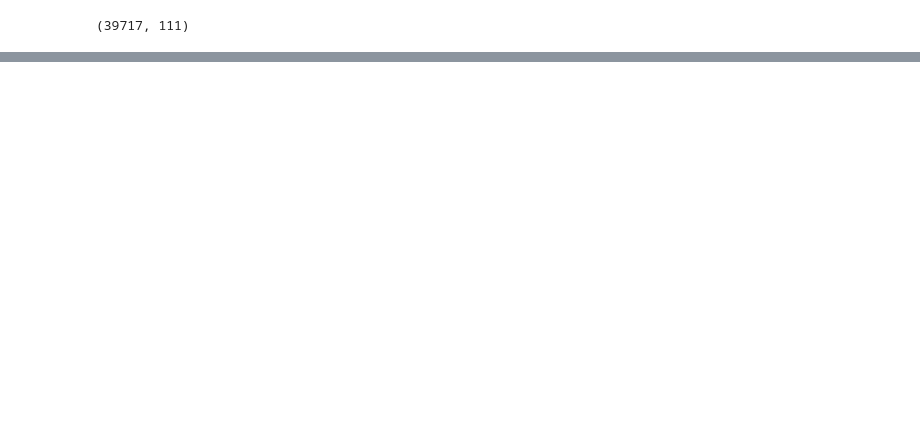
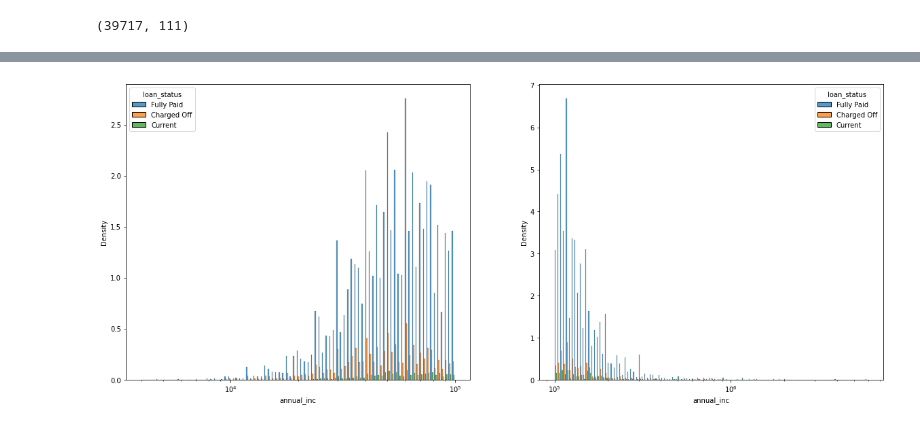
Before and after one commit to bhogasena/Loan_Default_Analysis, a Jupyter notebook: Loan_Default.ipynb, the cells around one changed output, grey strips where cells are left out. Cells and saved outputs as stored; diff of their text form; code cells hidden in the pictures; blank space fills up the shorter version.

```diff
--- a/Loan_Default.ipynb
+++ b/Loan_Default.ipynb
@@ -119,0 +93,3 @@ KeyboardInterrupt: ignored
+# %%
+numeric_cols=['int_rate','emp_length','revol_util']
+df_loan[numeric_cols] = df_loan[numeric_cols].apply(pd.to_numeric)
@@ -119,0 +139,2 @@ KeyboardInterrupt: ignored
+# %%
+df_loan.drop(df_loan[df_loan.annual_inc > df_loan.annual_inc.quantile(.99)].index,inplace=True)
@@ -119,0 +151,5 @@ KeyboardInterrupt: ignored
+# %%
+df_loan_annual_lt_100k = df_loan[df_loan.annual_inc<=100000].copy()
+df_loan_annual_100_200 = df_loan[(df_loan.annual_inc>100000) & (df_loan.annual_inc<=220000)].copy()
+df_loan_annual_gt_220 = df_loan[(df_loan.annual_inc>220000) & (df_loan.annual_inc<=820000)].copy()
+df_loan_annual_high = df_loan[df_loan.annual_inc>=820000].copy()
@@ -119,0 +196,5 @@ KeyboardInterrupt: ignored
+# %%
+df_loan_annual_lt_100k['last_pymnt_d'] = pd.to_datetime(df_loan_annual_lt_100k['last_pymnt_d'],format='%b-%y')
+df_loan_annual_lt_100k['issue_d'] = pd.to_datetime(df_loan_annual_lt_100k['issue_d'],format='%b-%y')
+df_loan_annual_lt_100k['tot_mnths_btw_lastpay_issue_dt'] = (df_loan_annual_lt_100k['last_pymnt_d']  - df_loan_annual_lt_100k['issue_d']).dt.mon
+df_loan_annual_lt_100k['tot_mnths_btw_lastpay_issue_dt'].head()
@@ -119,0 +212,7 @@ KeyboardInterrupt: ignored
+# %%
+fig, ax = plt.subplots(nrows=1, ncols=2,figsize=(20,8))
+sns.histplot(data=df_loan_annual_lt_100k, x='annual_inc', ax=ax[0], hue='loan_status',multiple="dodge",stat='density',shrink=.8,log_scale=True)
+sns.histplot(data=df_loan_annual_gt_100k, x='annual_inc', ax=ax[1], hue='loan_status',multiple="dodge",stat='density',shrink=.8,log_scale=True)
+plt.show()
+# %% [output]
+[figure, added]
```
Also changed, not shown: parts of 43 cells of this notebook.
